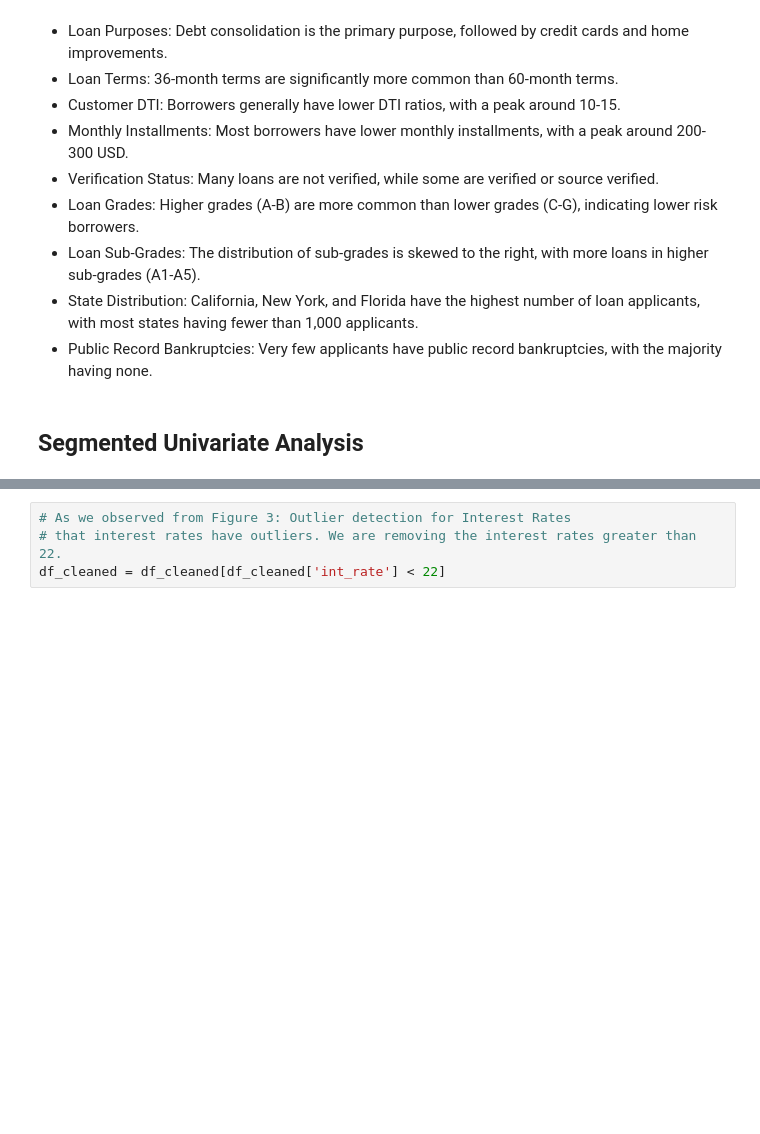
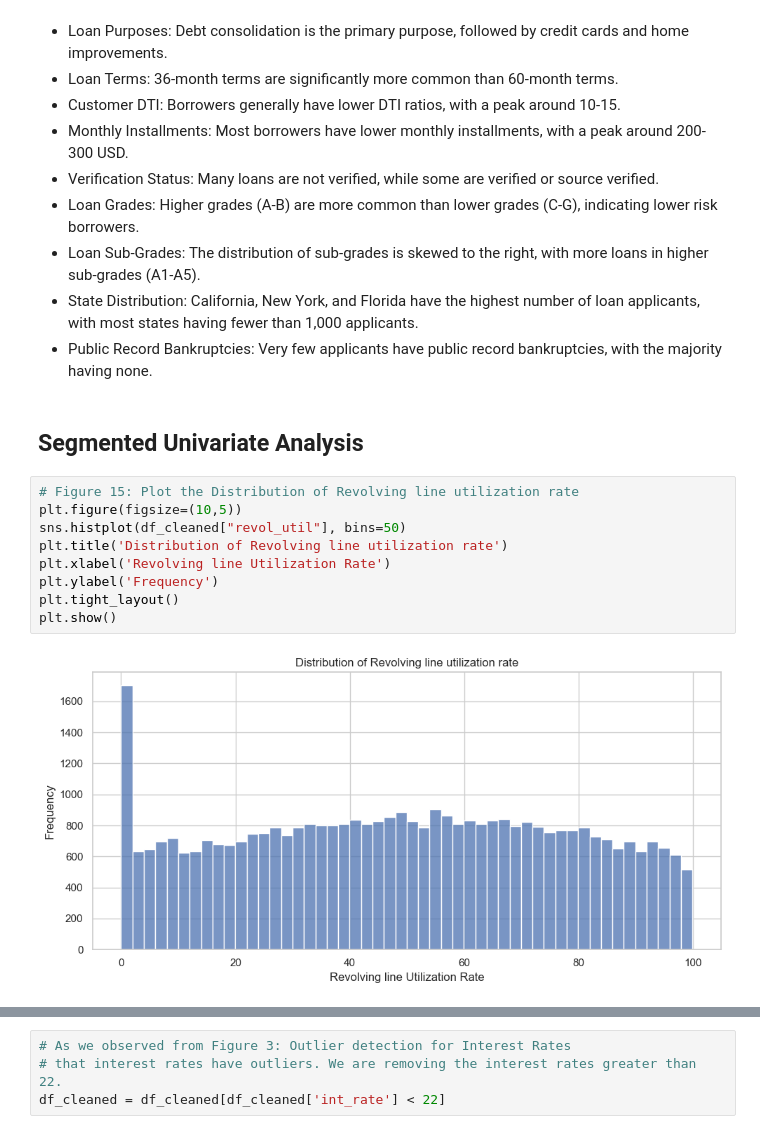
Before and after one commit to sowmilydutta/Lending_Club_Case_Study, a Jupyter notebook: Sowmily_Dutta_Case_study.ipynb, the cells around one changed output, grey strips where cells are left out. Drawn from its saved outputs; the diff is of its cells as text; blank space fills up the shorter version.

```diff
--- a/Sowmily_Dutta_Case_study.ipynb
+++ b/Sowmily_Dutta_Case_study.ipynb
@@ -394,6 +394,17 @@ plt.show()
 - Public Record Bankruptcies: Very few applicants have public record bankruptcies, with the majority having none.
 # %% [markdown]
 ## Segmented Univariate Analysis
+# %%
+# Figure 15: Plot the Distribution of Revolving line utilization rate
+plt.figure(figsize=(10,5))
+sns.histplot(df_cleaned["revol_util"], bins=50)
+plt.title('Distribution of Revolving line utilization rate')
+plt.xlabel('Revolving line Utilization Rate')
+plt.ylabel('Frequency')
+plt.tight_layout()
+plt.show()
+# %% [output]
+[figure, added]
 # %%
 # Segmenting Interest Rates into Low, Medium and High Interest Rates
 df_cleaned['int_rate_segments'] = pd.qcut(x=df_cleaned.int_rate, q=[0, 0.33, 0.66, 1], labels=["Low", "Medium", "High"])
```
Also changed, not shown: parts of 20 cells of this notebook.
